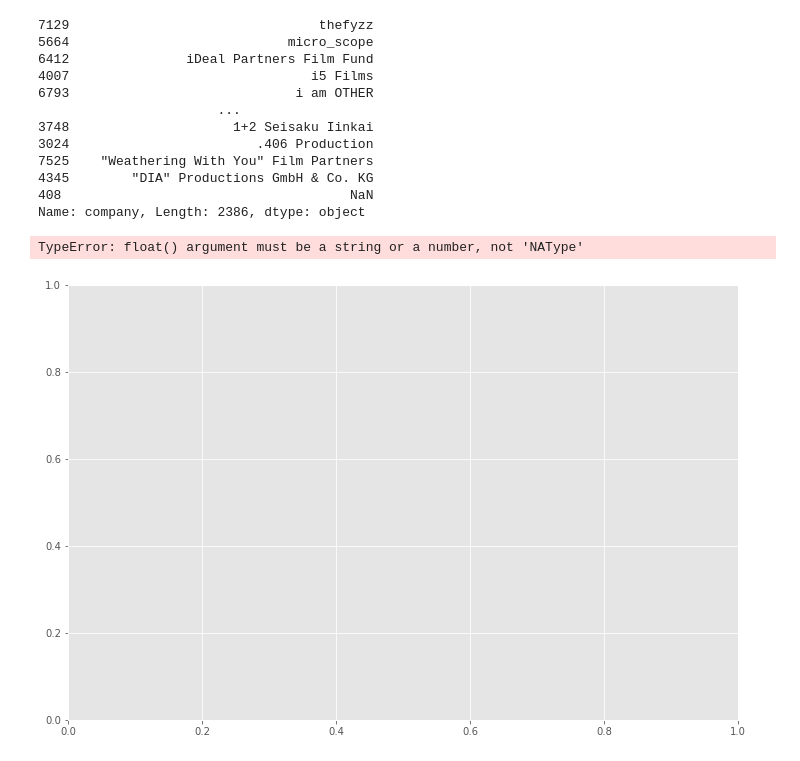
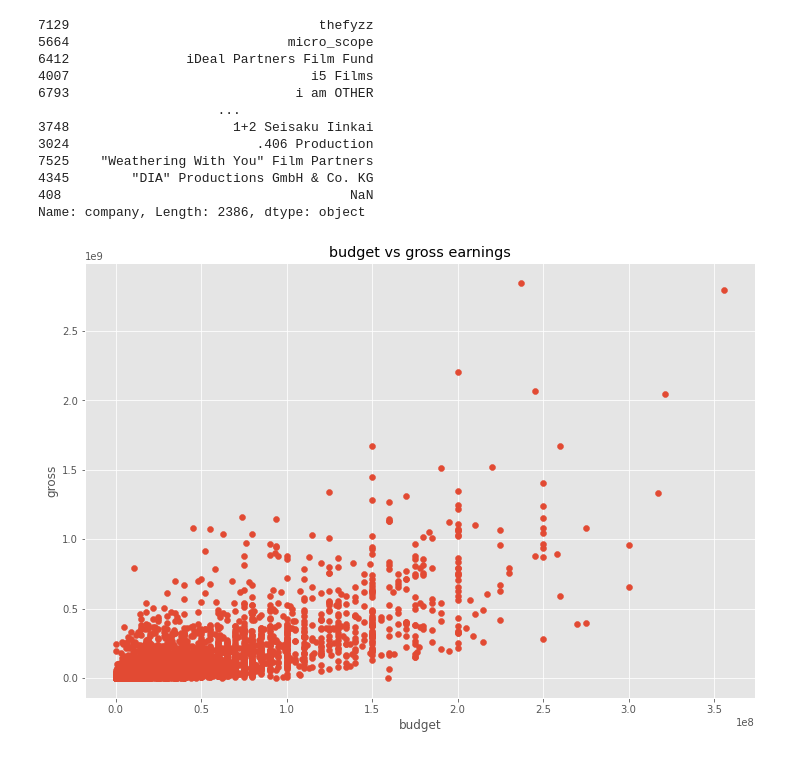
Before and after one commit to MunyaradziMagura/Movies-Project, a Jupyter notebook: movies.ipynb, the cells around one changed output. Saved outputs shown, nothing was run; the diff lists cells and outputs as text; code cells hidden in the pictures.

```diff
--- a/movies.ipynb
+++ b/movies.ipynb
@@ -122,17 +122,16 @@ df['name'].drop_duplicates().sort_values(ascending=False)
 Name: company, Length: 2386, dtype: object
 # %%
 # drop all null rows
-df1 = df.dropna()
+df = df.dropna()
 # %%
 # correlating columns: scatter plot, budget vs gross
 # correlating columns: scatter plot, budget vs gross
-plt.scatter(x=df1['budget'], y=df1['gross'])
+plt.scatter(x=df['budget'], y=df['gross'])
 plt.title('budget vs gross earnings')
 plt.xlabel('budget')
 plt.ylabel('gross')
 plt.show()
 # %% [output]
-TypeError: float() argument must be a string or a number, not 'NAType'
-[figure, old version]
+[figure, new version]
 # %%
 # plot budget and gross with seaborn
```
Also changed, not shown: parts of 2 cells of this notebook.
